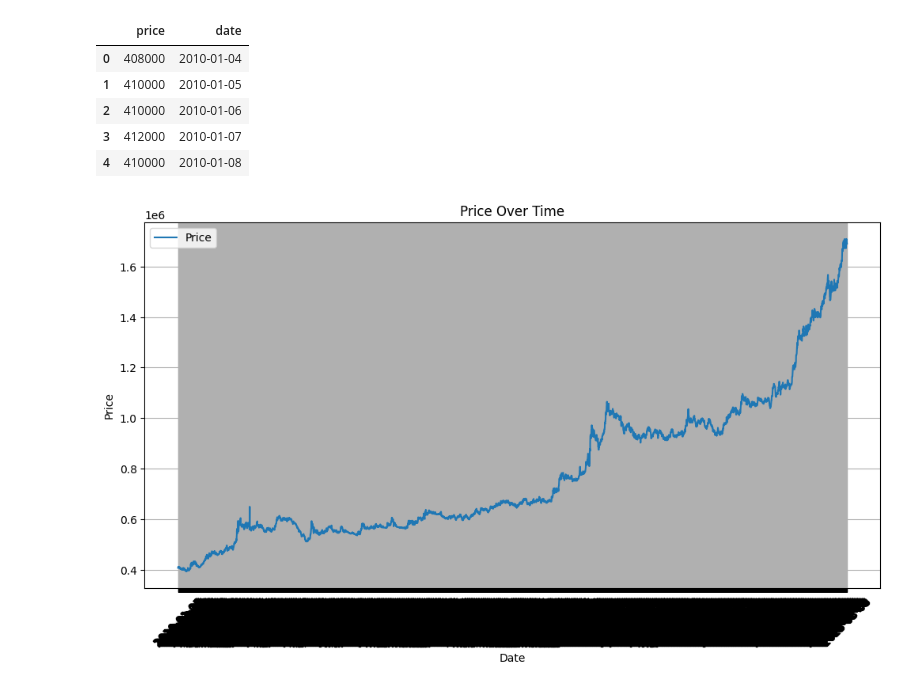
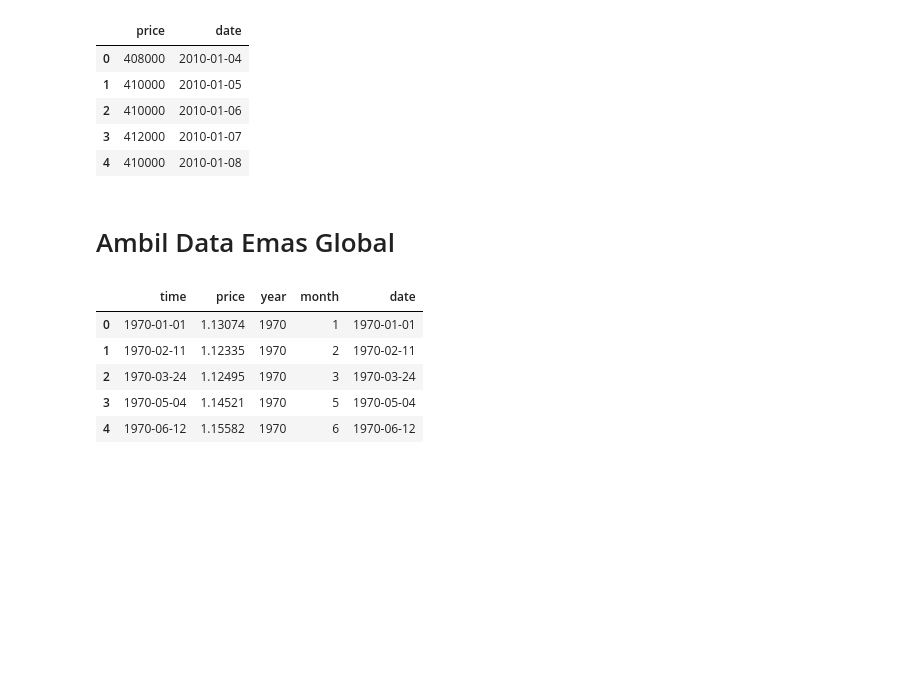
Before and after one commit to artsyhrstn/Perbandingan-Aset, a Jupyter notebook: ambil-emas-antam.ipynb, the cells around one changed output. Drawn from its saved outputs; the diff is of its cells as text; code cells hidden in the pictures; blank space fills up the shorter version.

```diff
--- a/ambil-emas-antam.ipynb
+++ b/ambil-emas-antam.ipynb
@@ -70,18 +70,5 @@ price_emas_fix_final_df.head()
 | 2 | 410000 | 2010-01-06 |
 | 3 | 412000 | 2010-01-07 |
 | 4 | 410000 | 2010-01-08 |
-# %%
-import matplotlib.pyplot as plt
-
-# Plot the price over time
-plt.figure(figsize=(12, 6))
-plt.plot(price_emas_fix_final_df['date'], price_emas_fix_final_df['price'], label='Price')
-plt.xlabel('Date')
-plt.ylabel('Price')
-plt.title('Price Over Time')
-plt.legend()
-plt.grid(True)
-plt.xticks(rotation=45)
-plt.show()
-# %% [output]
-[figure, removed]
+# %% [markdown]
+# Ambil Data Emas Global
@@ -87,0 +105,33 @@ plt.show()
+# %%
+# Define the file path
+gold_price_csv_file_path = 'dataset/gold_price_data.csv'
+
+# Read the CSV file into a DataFrame
+gold_price_csv_df = pd.read_csv(gold_price_csv_file_path)
+
+# Display the first few rows of the DataFrame
+gold_price_csv_df.head()
+
+# Rename the columns
+gold_price_csv_df.columns = ['time', 'price']
+
+# Display the first few rows of the updated DataFrame
+gold_price_csv_df['time'] = pd.to_datetime(gold_price_csv_df['time'], unit='ms')
+
+# Extract only the year, month, and date
+gold_price_csv_df['year'] = gold_price_csv_df['time'].dt.year
+gold_price_csv_df['month'] = gold_price_csv_df['time'].dt.month
+gold_price_csv_df['date'] = gold_price_csv_df['time'].dt.date
+
+# Display the first few rows of the updated DataFrame
+gold_price_csv_df.head()
+
+gold_price_csv_df.to_csv('dataset/gold_price_data_fix_final.csv', index=False)
+gold_price_csv_df.head()
+# %% [output]
+|  | time | price | year | month | date |
+| 0 | 1970-01-01 | 1.13074 | 1970 | 1 | 1970-01-01 |
+| 1 | 1970-02-11 | 1.12335 | 1970 | 2 | 1970-02-11 |
+| 2 | 1970-03-24 | 1.12495 | 1970 | 3 | 1970-03-24 |
+| 3 | 1970-05-04 | 1.14521 | 1970 | 5 | 1970-05-04 |
+| 4 | 1970-06-12 | 1.15582 | 1970 | 6 | 1970-06-12 |
```
Also changed, not shown: parts of 12 cells of this notebook, 7 other files.
